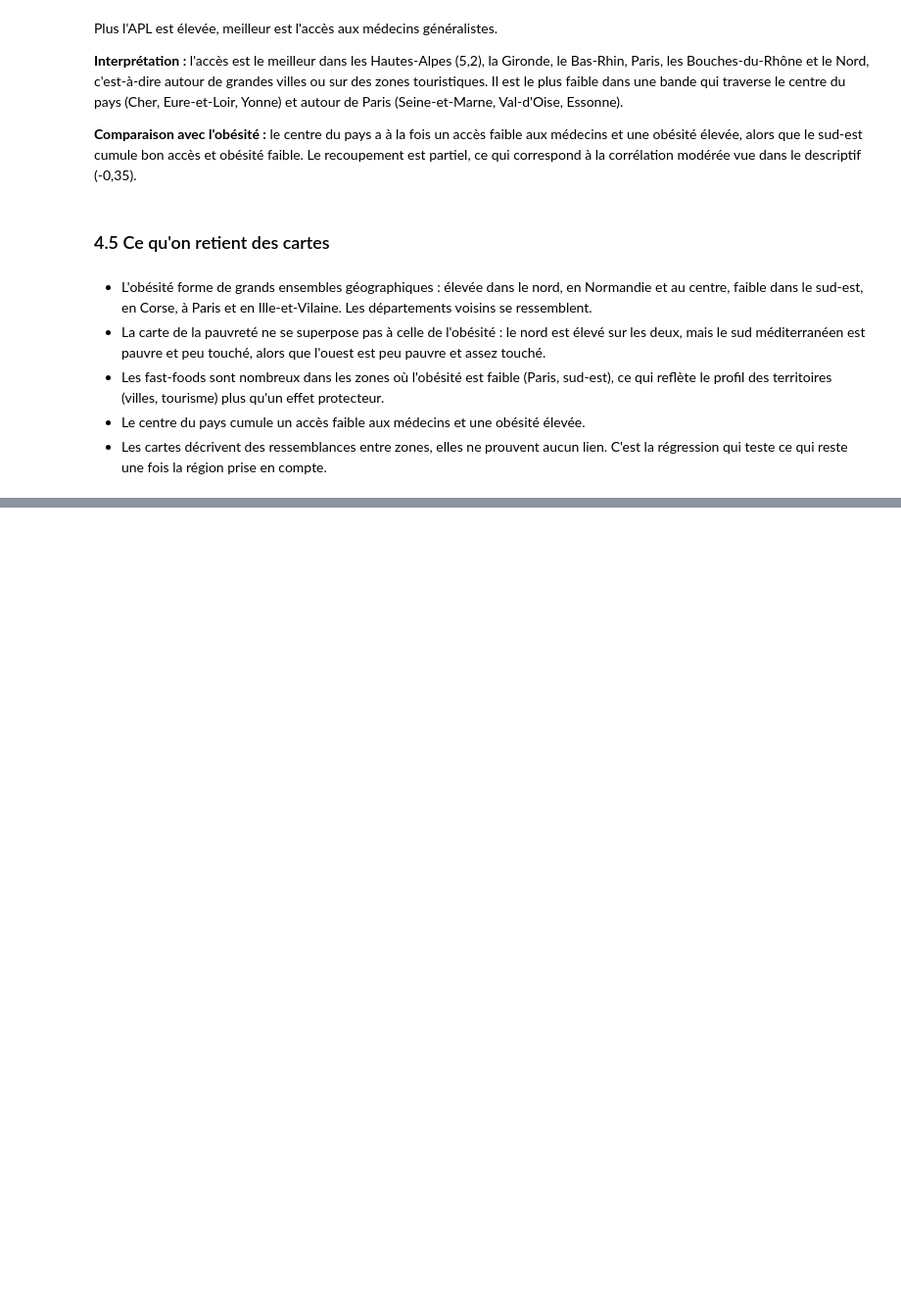
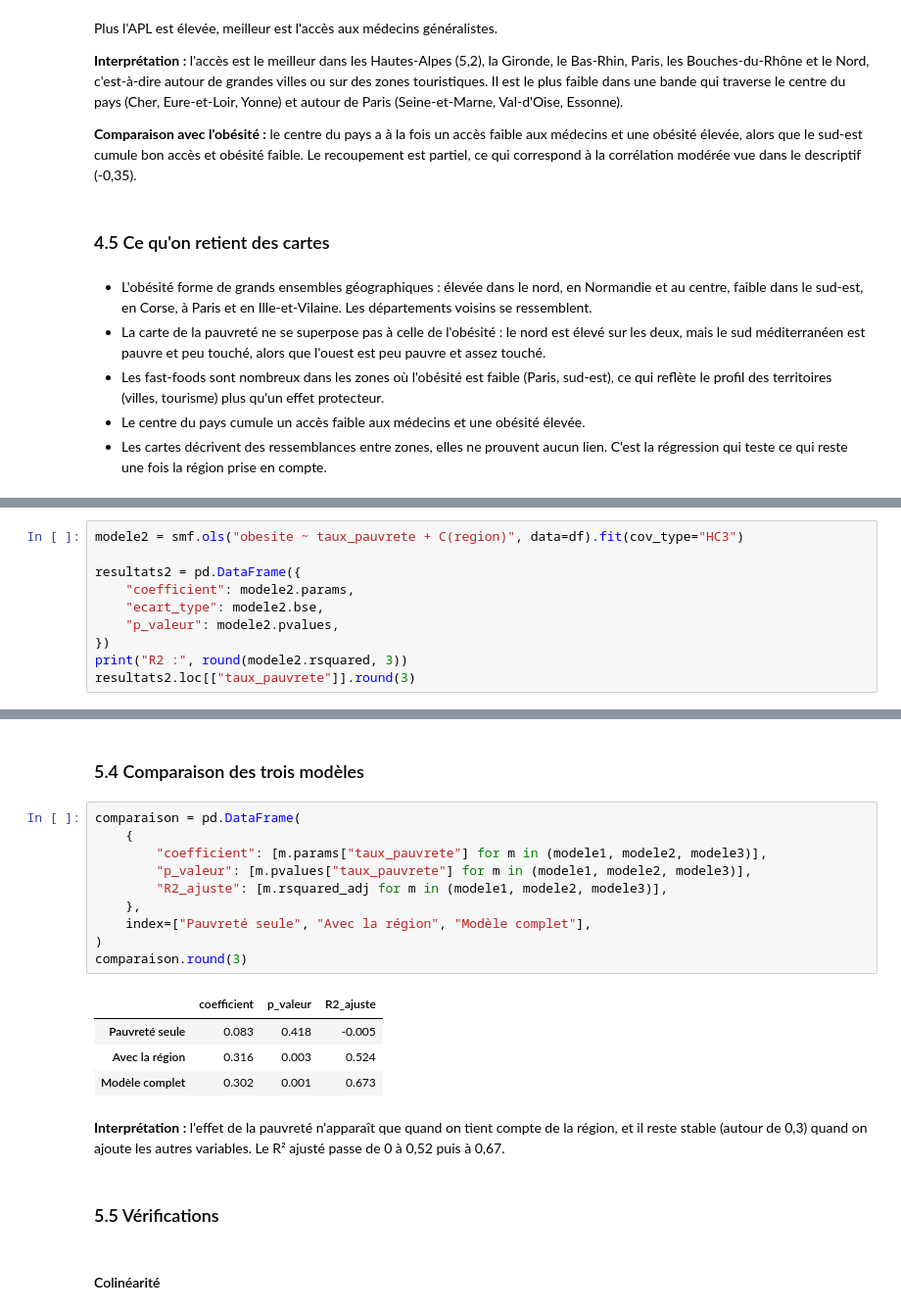
Before and after one commit to leonardlevi/projet-2A, a Jupyter notebook: notebooks/rapport.ipynb, the cells around one changed output, grey strips where cells are left out. Shown at 98% size. Cells and saved outputs as stored; diff of their text form; blank space fills up the shorter version.

```diff
--- a/notebooks/rapport.ipynb
+++ b/notebooks/rapport.ipynb
@@ -367,0 +400,10 @@ Plus l'APL est élevée, meilleur est l'accès aux médecins généralistes.
+# %%
+modele2 = smf.ols("obesite ~ taux_pauvrete + C(region)", data=df).fit(cov_type="HC3")
+
+resultats2 = pd.DataFrame({
+    "coefficient": modele2.params,
+    "ecart_type": modele2.bse,
+    "p_valeur": modele2.pvalues,
+})
+print("R2 :", round(modele2.rsquared, 3))
+resultats2.loc[["taux_pauvrete"]].round(3)
@@ -367,0 +466,23 @@ Plus l'APL est élevée, meilleur est l'accès aux médecins généralistes.
+# %% [markdown]
+### 5.4 Comparaison des trois modèles
+# %%
+comparaison = pd.DataFrame(
+    {
+        "coefficient": [m.params["taux_pauvrete"] for m in (modele1, modele2, modele3)],
+        "p_valeur": [m.pvalues["taux_pauvrete"] for m in (modele1, modele2, modele3)],
+        "R2_ajuste": [m.rsquared_adj for m in (modele1, modele2, modele3)],
+    },
+    index=["Pauvreté seule", "Avec la région", "Modèle complet"],
+)
+comparaison.round(3)
+# %% [output]
+|  | coefficient | p_valeur | R2_ajuste |
+| Pauvreté seule | 0.083 | 0.418 | -0.005 |
+| Avec la région | 0.316 | 0.003 | 0.524 |
+| Modèle complet | 0.302 | 0.001 | 0.673 |
+# %% [markdown]
+**Interprétation :** l'effet de la pauvreté n'apparaît que quand on tient compte de la région, et il reste stable (autour de 0,3) quand on ajoute les autres variables. Le R² ajusté passe de 0 à 0,52 puis à 0,67.
+# %% [markdown]
+### 5.5 Vérifications
+# %% [markdown]
+#### Colinéarité
```
Also changed, not shown: parts of 24 cells of this notebook.
